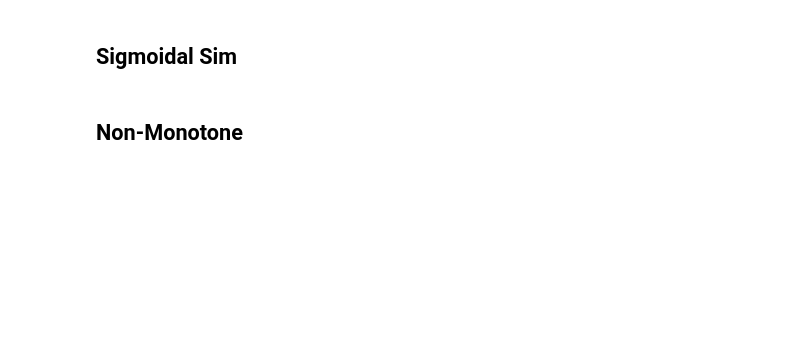
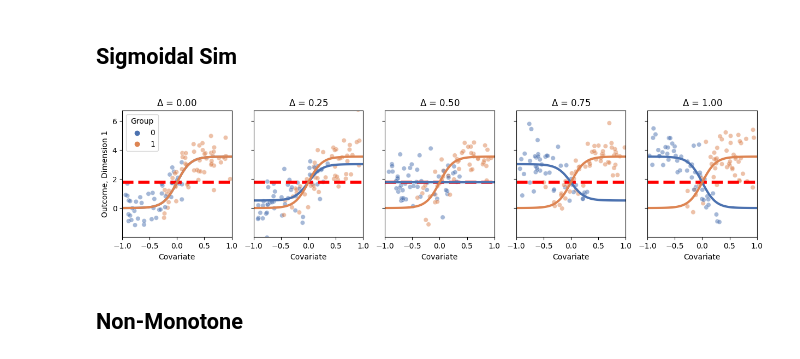
Before and after one commit to ebridge2/cdcorr, a Jupyter notebook: cdcorr/simulations/simulation_sandbox.ipynb, the cells around one changed output. Cells and saved outputs as stored; diff of their text form; code cells hidden in the pictures; blank space fills up the shorter version.

```diff
--- a/cdcorr/simulations/simulation_sandbox.ipynb
+++ b/cdcorr/simulations/simulation_sandbox.ipynb
@@ -283,34 +287,36 @@ covar_sz = 5
 data_samples = []
 data_true = []
 for effsz in effect_szs:
     Ys, Ts, Xs, true_y, true_t, true_x = sigmoidal_sim_cate(n, p, causal_effect_size=effsz, covar_effect_size = covar_sz, balance=.4)
     df = pd.DataFrame({"Group": Ts, "Measurement" : Ys[:,pref], "Covariate" : Xs, "Balance":"Unmatched", "Effect Size":effsz})
     df_true = pd.DataFrame({"Group" : true_t, "Measurement" : true_y[:, pref], "Covariate" : true_x, "Effect Size":effsz})
 
     data_samples.append(df)
     data_true.append(df_true)
 
 data_samples = pd.concat(data_samples)
 data_true = pd.concat(data_true)
 
 fig, axs = plt.subplots(1, len(effect_szs), figsize=(15, 3))
 for i, effsz in enumerate(effect_szs):
     if i > 0:
         leg = False
     else:
         leg = True
     sns.scatterplot(data=data_samples[data_samples["Effect Size"] == effsz], x="Covariate", y="Measurement", hue="Group", ax=axs[i], alpha=0.5, legend = leg, palette=palette)
     axs[i].set_xlim(-1, 1)
-    axs[i].axhline(5/2*1/np.power(p, 1/4), color="red", linewidth=4, linestyle="--")
+    axs[i].axhline(5/(2*np.sqrt(2)), color="red", linewidth=4, linestyle="--")
 
     sns.lineplot(data=data_true[data_true["Effect Size"] == effsz], x="Covariate", y="Measurement", hue="Group", ax=axs[i], linewidth=3, palette=palette, legend=False)
     axs[i].set_title("$\\Delta$ = {:.2f}".format(effsz))
     axs[i].set_ylabel("Outcome, Dimension 1")
     if i > 0:
         axs[i].set(yticklabels=[], ylabel="")
     axs[i].set_ylim((np.min(data_samples["Measurement"] + .05), np.max(data_samples["Measurement"]) - .05))
 
 fig.savefig("./Figures/Sigmoidal.pdf")
+# %% [output]
+[figure, added]
 # %% [markdown]
 ## Non-Monotone
 # %%
```
Also changed, not shown: parts of 11 cells of this notebook, 13 other files.
